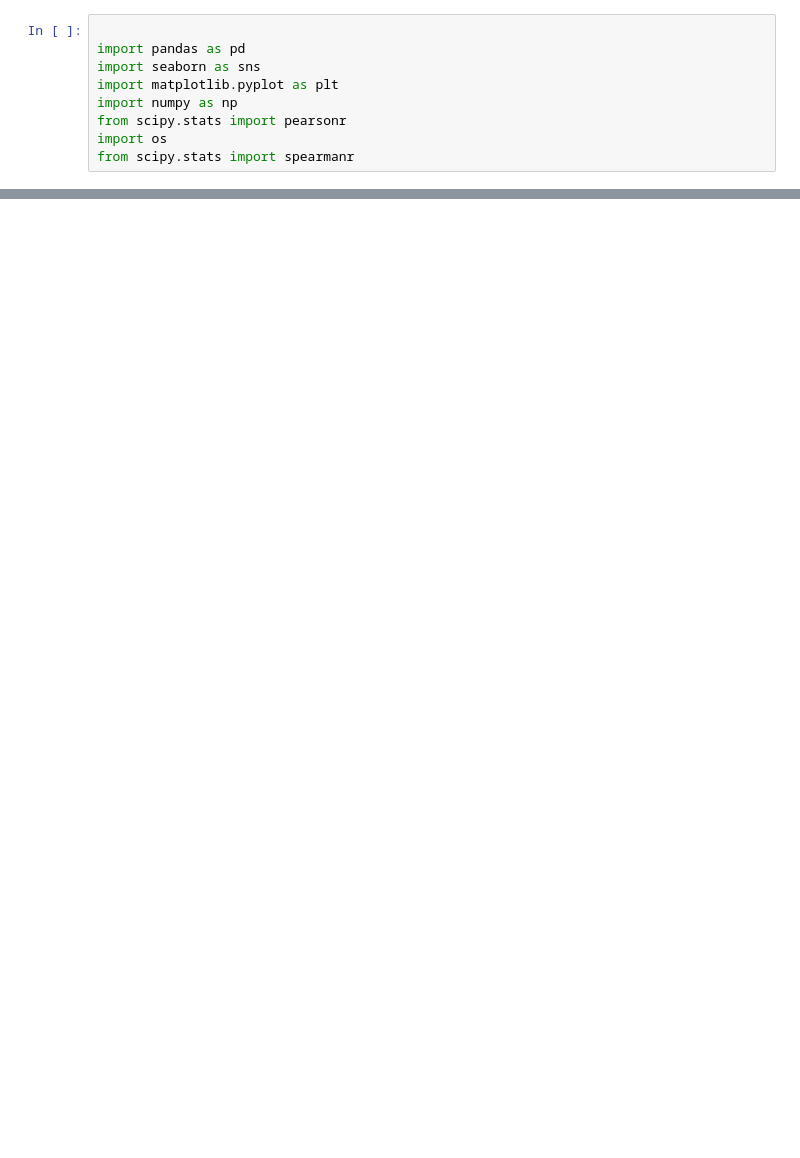
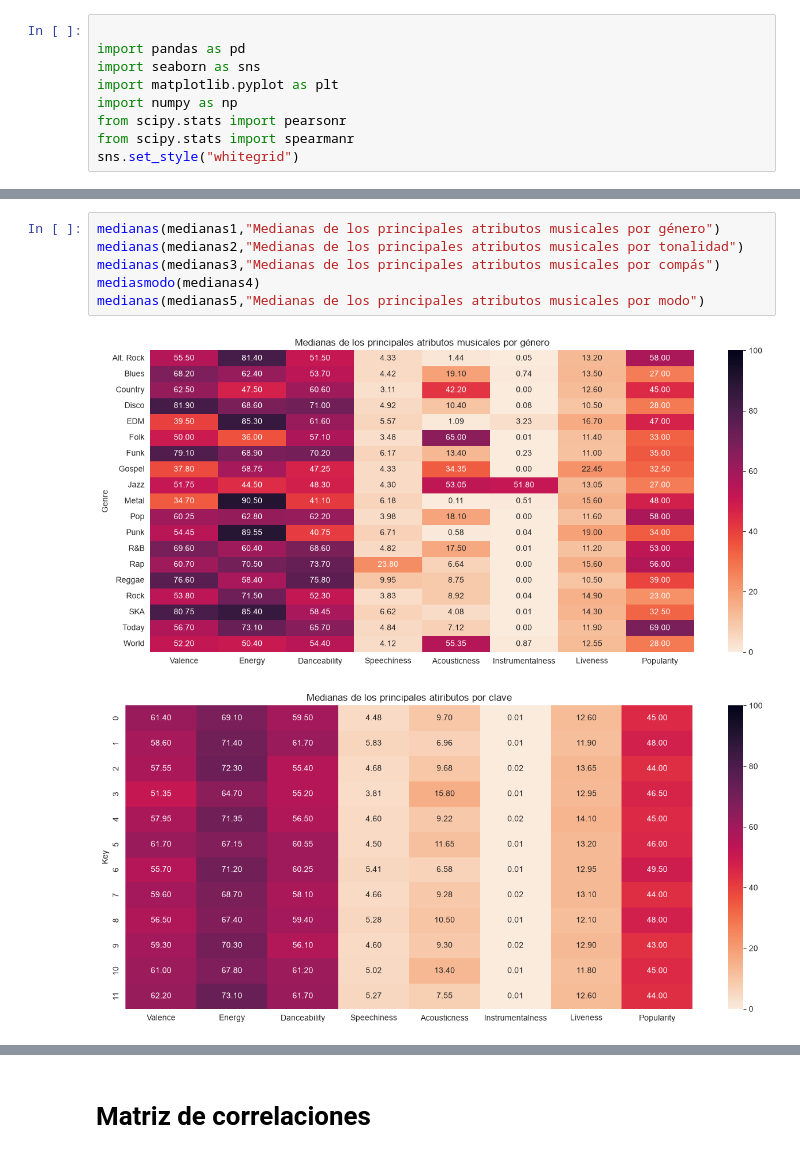
Before and after one commit to sanvik90/EDA_Iker, a Jupyter notebook: EDA NOTEBOOK LIMPIO.ipynb, the cells around one changed output, grey strips where cells are left out. Saved outputs shown, nothing was run; the diff lists cells and outputs as text; blank space fills up the shorter version.

```diff
--- a/EDA NOTEBOOK LIMPIO.ipynb
+++ b/EDA NOTEBOOK LIMPIO.ipynb
@@ -5,5 +5,5 @@ import seaborn as sns
 import matplotlib.pyplot as plt
 import numpy as np
 from scipy.stats import pearsonr
-import os
 from scipy.stats import spearmanr
+sns.set_style("whitegrid")
@@ -22,0 +165,9 @@ NameError: name 'v' is not defined
+# %%
+medianas(medianas1,"Medianas de los principales atributos musicales por género")
+medianas(medianas2,"Medianas de los principales atributos musicales por tonalidad")
+medianas(medianas3,"Medianas de los principales atributos musicales por compás")
+mediasmodo(medianas4)
+medianas(medianas5,"Medianas de los principales atributos musicales por modo")
+# %% [output]
+[figure, added]
+[figure, added]
@@ -22,0 +177,2 @@ NameError: name 'v' is not defined
+# %% [markdown]
+# Matriz de correlaciones
```
Also changed, not shown: parts of 23 cells of this notebook, 26 other files.
